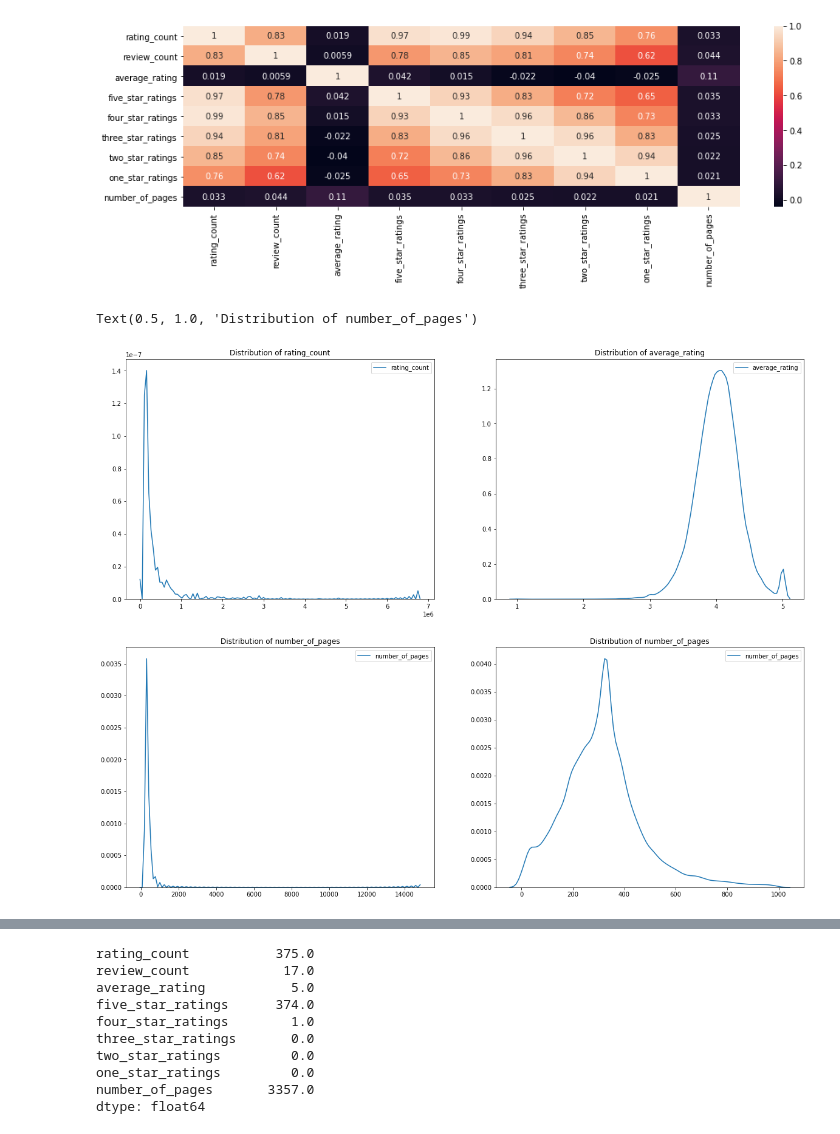
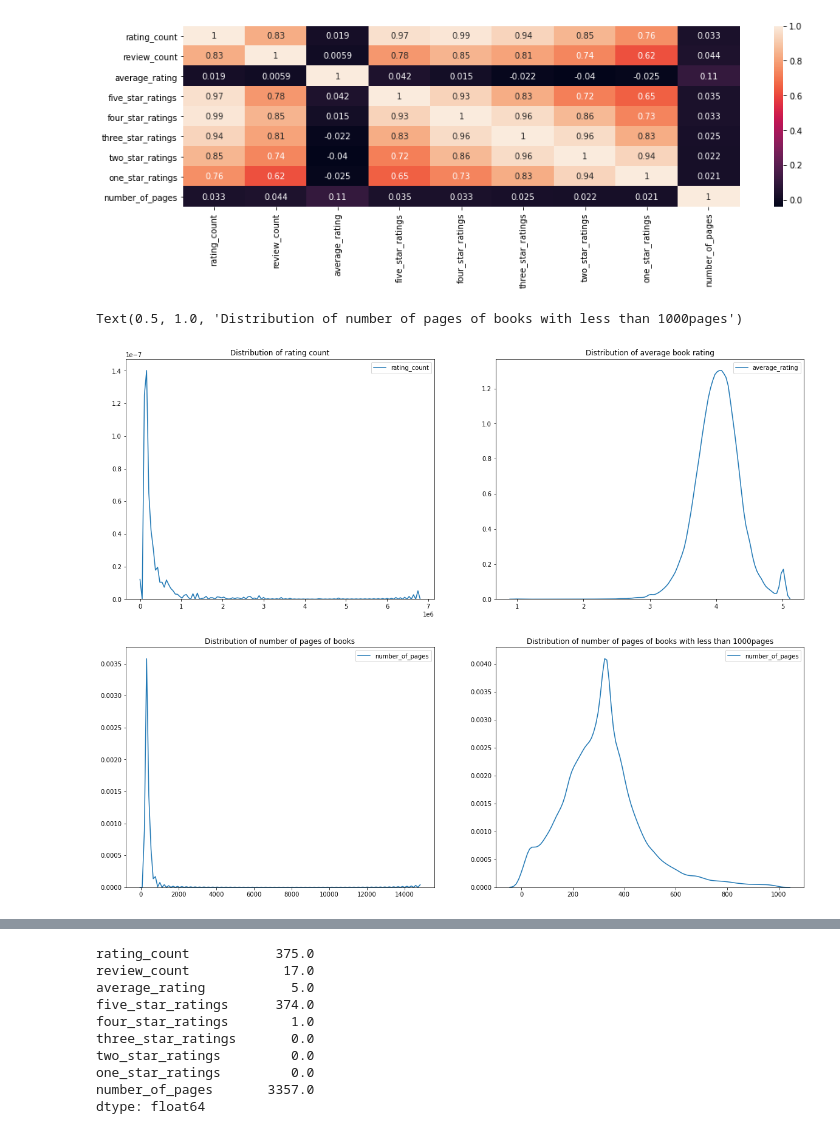
Before and after one commit to Temweka/Goodreads-project, a Jupyter notebook: Goodreads_visual_exploration.ipynb, the cells around one changed output, grey strips where cells are left out. Drawn from its saved outputs; the diff is of its cells as text; code cells hidden in the pictures.

```diff
--- a/Goodreads_visual_exploration.ipynb
+++ b/Goodreads_visual_exploration.ipynb
@@ -97,26 +97,27 @@ sns.heatmap(corr_matrix, annot=True)
 # %%
 # DISTRIBUTION PLOTS
 
 fig, axes = plt.subplots(2, 2, figsize=(20,16))
 
 # Figure 0 - kdeplot 'rating'
 plt1 = sns.kdeplot(books_num["rating_count"], ax=axes[0,0])
-plt1.set_title("Distribution of rating_count")
+plt1.set_title("Distribution of rating count")
 
 # Figure 0 - kdeplot 'rating'
 plt2 = sns.kdeplot(books_num["average_rating"], ax=axes[0,1])
-plt2.set_title("Distribution of average_rating")
+plt2.set_title("Distribution of average book rating")
+plt.savefig('average_rating.png')
 
 # Figure 0 - kdeplot 'rating'
 plt3 = sns.kdeplot(books_num['number_of_pages'], ax=axes[1,0])
-plt3.set_title("Distribution of number_of_pages")
+plt3.set_title("Distribution of number of pages of books")
 
 # Figure 0 - kdeplot 'rating'
 plt4 = sns.kdeplot(books_num[books_num['number_of_pages'] < 1000]["number_of_pages"], ax=axes[1,1])
-plt4.set_title("Distribution of number_of_pages")
+plt4.set_title("Distribution of number of pages of books with less than 1000pages")
 # %% [output]
-Text(0.5, 1.0, 'Distribution of number_of_pages')
+Text(0.5, 1.0, 'Distribution of number of pages of books with less than 1000pages')
-[figure, old version]
+[figure, new version]
 # %%
 five_star_books = books_num[books_num['average_rating'] == 5]
 # %%
```
Also changed, not shown: parts of 26 cells of this notebook.
